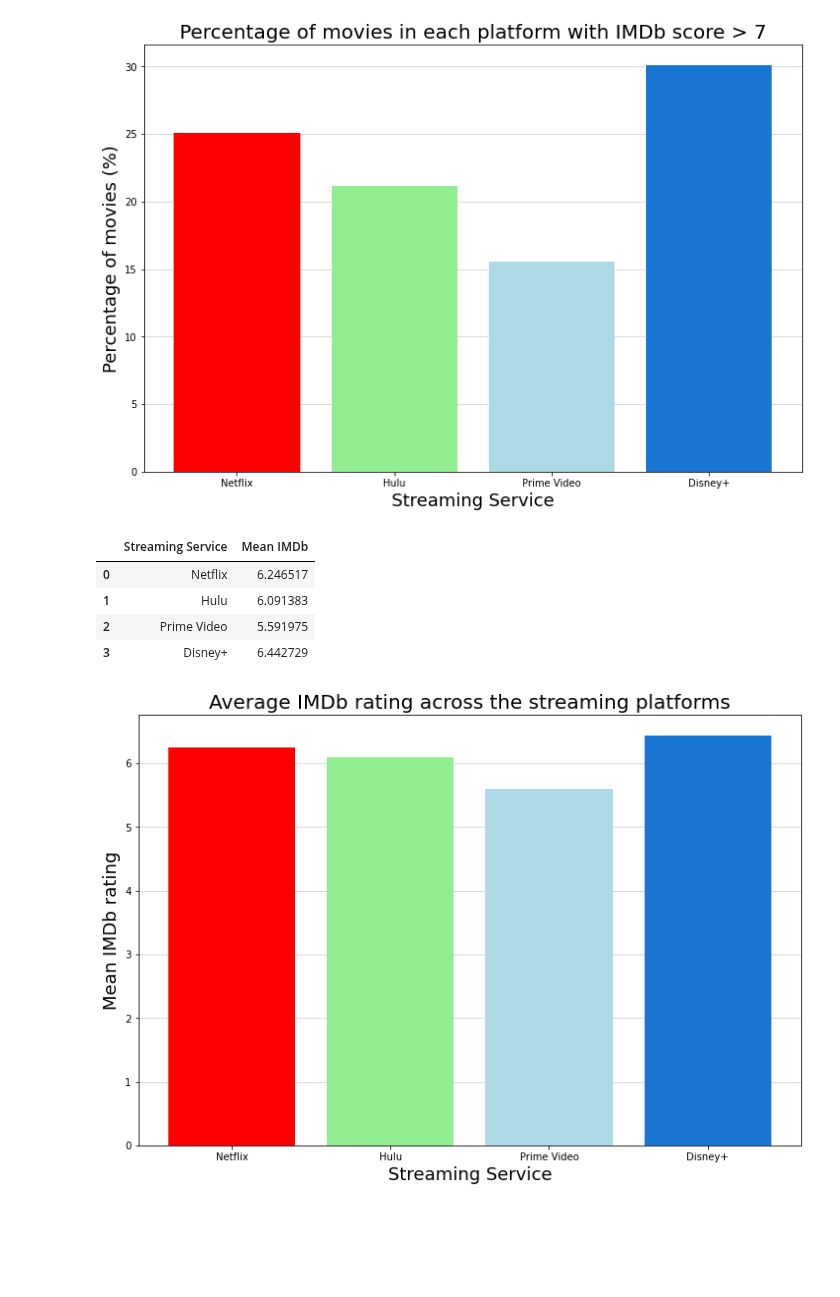
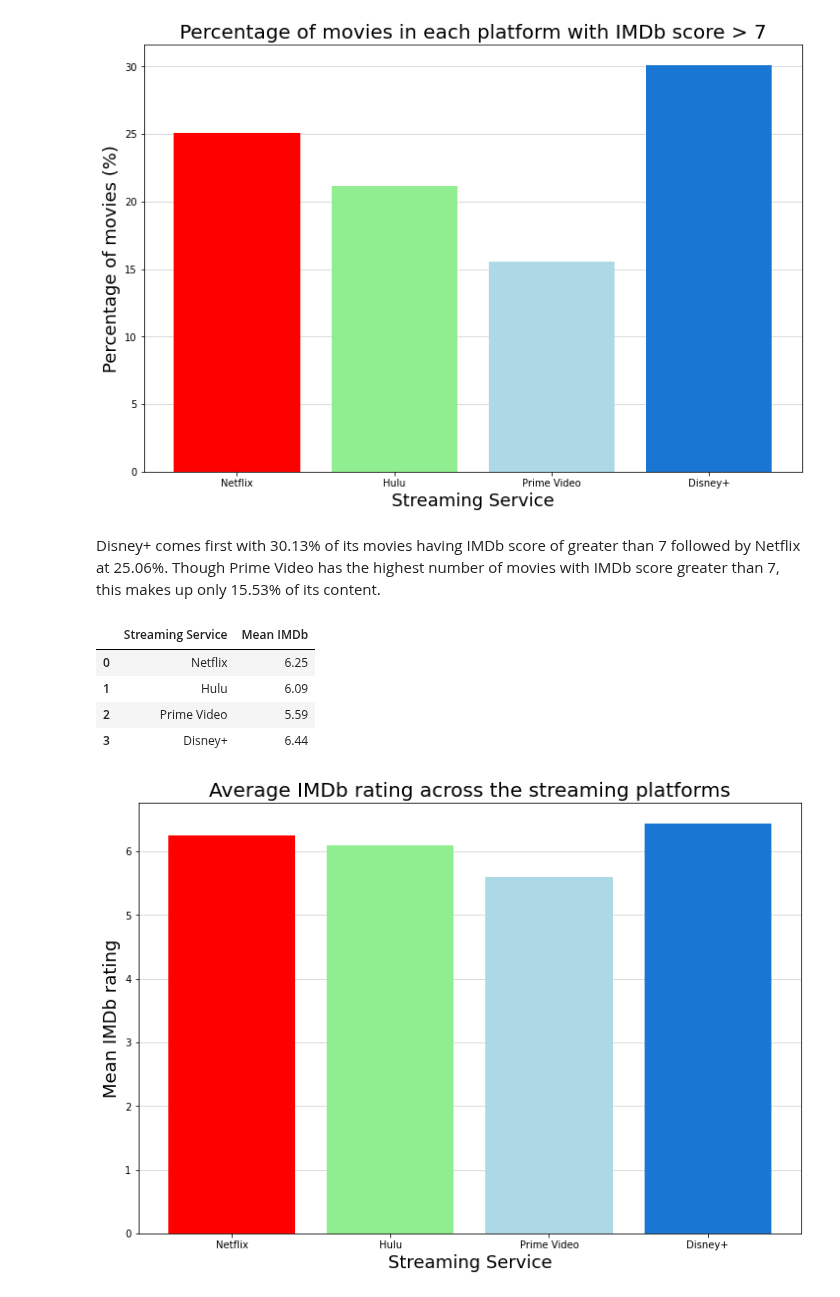
Before and after one commit to jacance/streaming-service-analysis, a Jupyter notebook: primeflixplus.ipynb, the cells around one changed output. Drawn from its saved outputs; the diff is of its cells as text; code cells hidden in the pictures; blank space fills up the shorter version.

```diff
--- a/primeflixplus.ipynb
+++ b/primeflixplus.ipynb
@@ -1390,33 +1404,36 @@ plt.savefig("Images/imdb_percent.png")
 plt.show()
 # %% [output]
 [figure]
+# %% [markdown]
+Disney+ comes first with 30.13% of its movies having IMDb score of greater than 7 followed by Netflix at 25.06%. Though Prime Video has the highest number of movies with IMDb score greater than 7, this makes up only 15.53% of its content.
 # %%
 #Analysing mean IMDb score across platforms in US only
 netflix_imdb_mean = netflix_data_US['IMDb'].mean()
 
 hulu_imdb_mean =hulu_data_US['IMDb'].mean()
 
 
 
 prime_imdb_mean = prime_data_US['IMDb'].mean()
 
 
 
 disney_imdb_mean = disney_data_US['IMDb'].mean()
 
 
 
 
 imdb_scores_mean = pd.DataFrame({'Streaming Service': streaming_services,
                                 'Mean IMDb' :[netflix_imdb_mean, hulu_imdb_mean,
                                                                      prime_imdb_mean, disney_imdb_mean]})
 
+imdb_scores_mean = imdb_scores_mean.round(decimals=2)
 imdb_scores_mean
 #netflix_imdb_mean
 # %% [output]
 |  | Streaming Service | Mean IMDb |
-| 0 | Netflix | 6.246517 |
-| 1 | Hulu | 6.091383 |
-| 2 | Prime Video | 5.591975 |
-| 3 | Disney+ | 6.442729 |
+| 0 | Netflix | 6.25 |
+| 1 | Hulu | 6.09 |
+| 2 | Prime Video | 5.59 |
+| 3 | Disney+ | 6.44 |
 # %%
```
Also changed, not shown: parts of 25 cells of this notebook, 13 other files.
